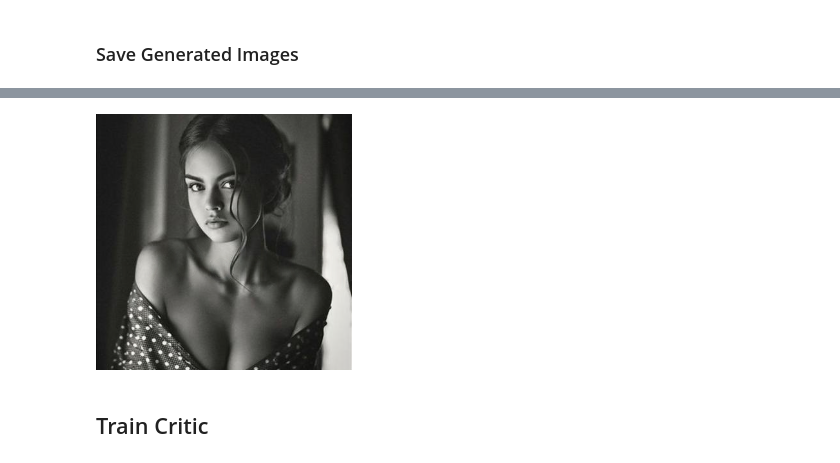
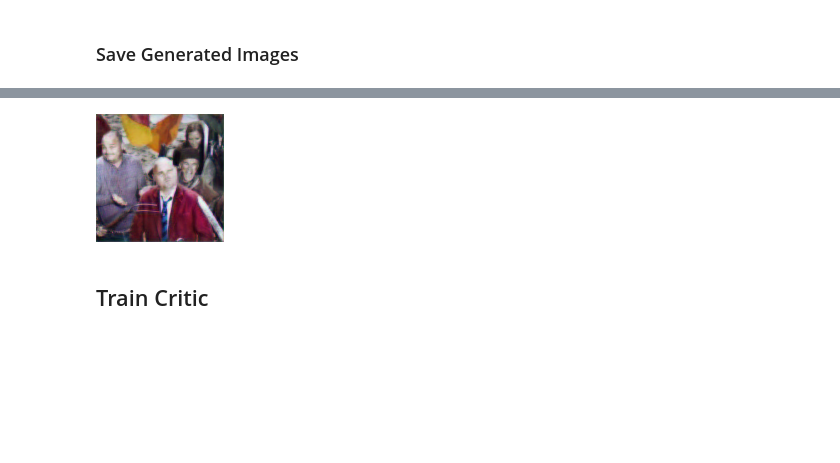
Before and after one commit to waydegg/dl_projects, a Jupyter notebook: GAN Project.ipynb, the cells around one changed output, grey strips where cells are left out. Cells and saved outputs as stored; diff of their text form; code cells hidden in the pictures; blank space fills up the shorter version.

```diff
--- a/GAN Project.ipynb
+++ b/GAN Project.ipynb
@@ -349,7 +345,7 @@ save_preds(data_gen.fix_dl)
 # %%
-PIL.Image.open(GEN.ls()[1])
+PIL.Image.open(GEN.ls()[7])
 # %% [output]
-[figure, old version]
+[figure, new version]
 # %% [markdown]
 ## Train Critic
 # %%
```
Also changed, not shown: parts of 57 cells of this notebook, 10 other files.
